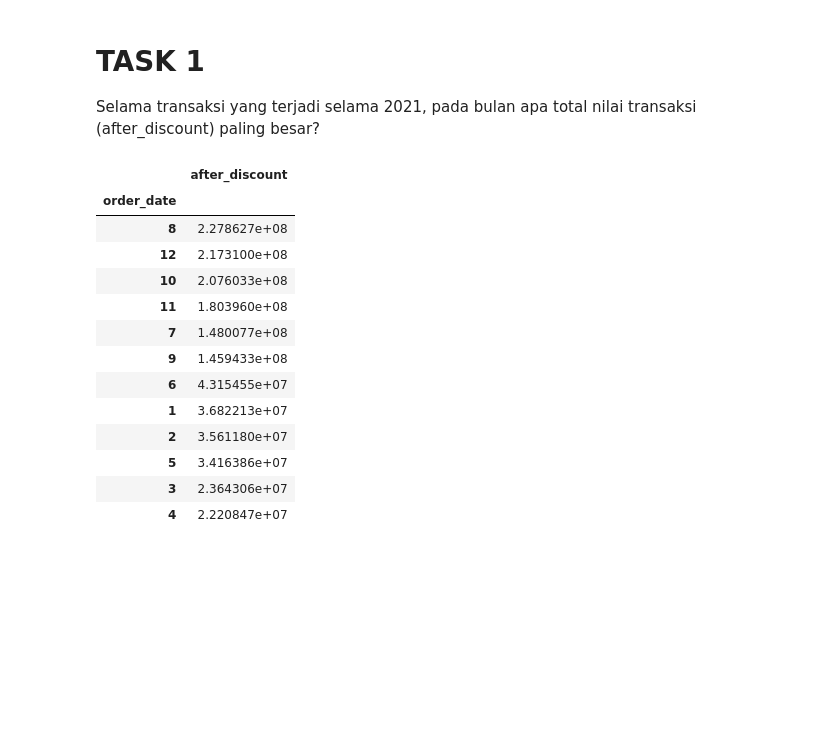
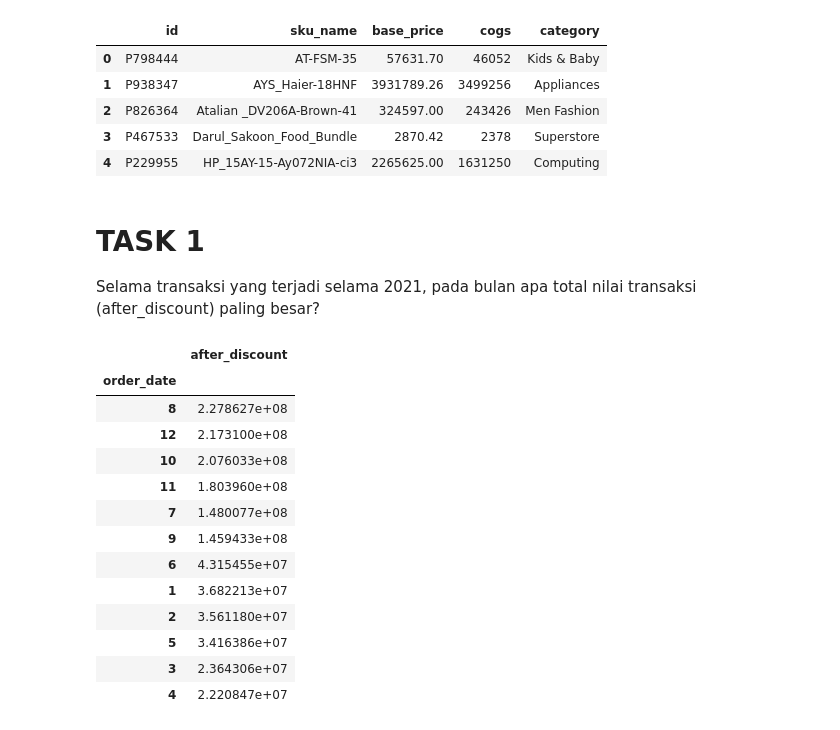
Before and after one commit to frqwuzhere/e-commerce_analysis, a Jupyter notebook: python/e-commerce_analysis.ipynb, the cells around one changed output. Cells and saved outputs as stored; diff of their text form; code cells hidden in the pictures; blank space fills up the shorter version.

```diff
--- a/python/e-commerce_analysis.ipynb
+++ b/python/e-commerce_analysis.ipynb
@@ -41,3 +49,13 @@ memory usage: 597.7+ KB
+# %%
+sku_df = pd.read_csv('../MySKill_SQL_E-Commerce_Analysis-main/sku_detail.csv')
+sku_df.head(5)
+# %% [output]
+|  | id | sku_name | base_price | cogs | category |
+| 0 | P798444 | AT-FSM-35 | 57631.70 | 46052 | Kids & Baby |
+| 1 | P938347 | AYS_Haier-18HNF | 3931789.26 | 3499256 | Appliances |
+| 2 | P826364 | Atalian _DV206A-Brown-41 | 324597.00 | 243426 | Men Fashion |
+| 3 | P467533 | Darul_Sakoon_Food_Bundle | 2870.42 | 2378 | Superstore |
+| 4 | P229955 | HP_15AY-15-Ay072NIA-ci3 | 2265625.00 | 1631250 | Computing |
 # %% [markdown]
 # TASK 1
 Selama transaksi yang terjadi selama 2021, pada bulan apa total nilai transaksi (after_discount) paling besar?
```
Also changed, not shown: parts of 14 cells of this notebook.
